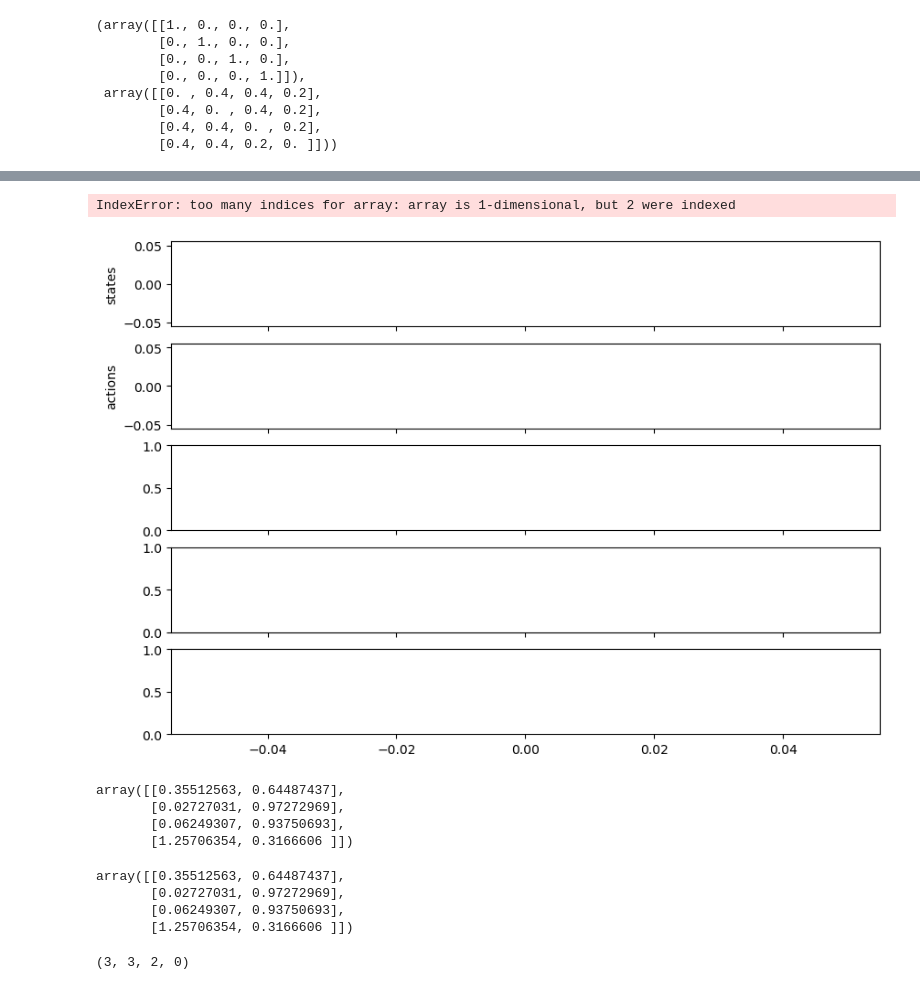
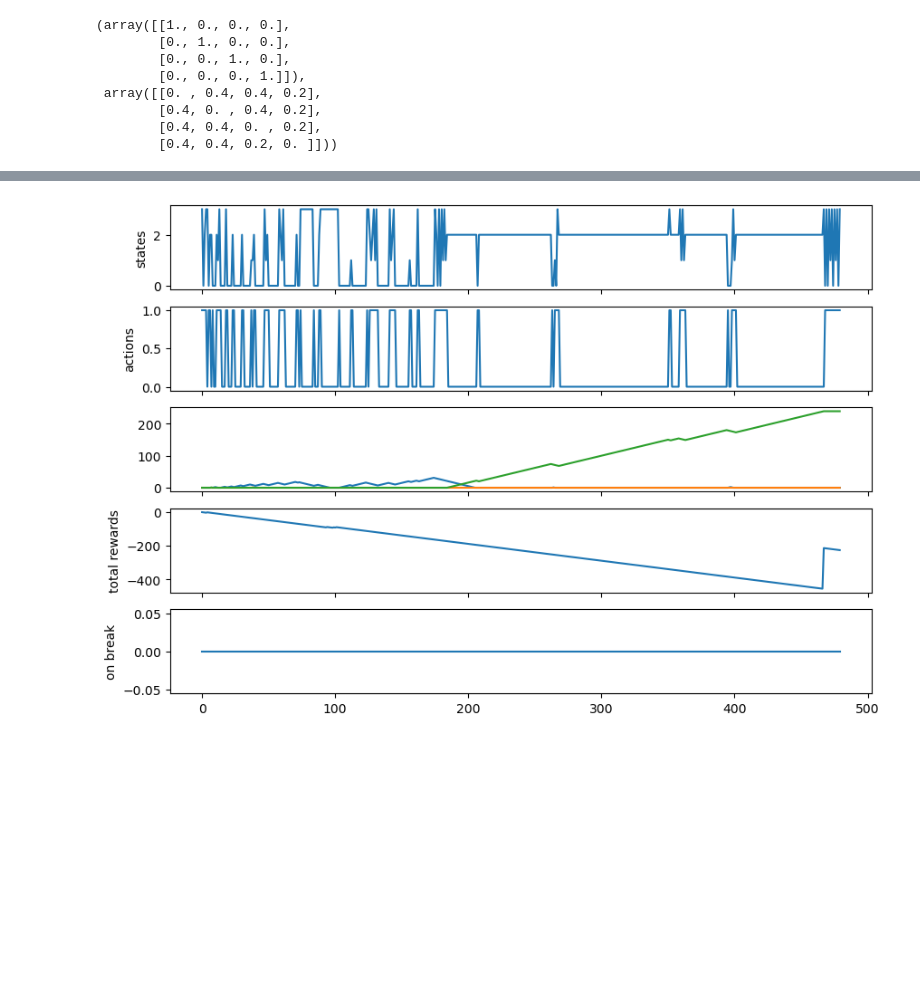
Before and after one commit to seemabaddam/cs6795-project, a Jupyter notebook: MDP test.ipynb, the cells around one changed output, grey strips where cells are left out. Cells and saved outputs as stored; diff of their text form; code cells hidden in the pictures; blank space fills up the shorter version.

```diff
--- a/MDP test.ipynb
+++ b/MDP test.ipynb
@@ -294,0 +385,11 @@ self = mdp
+# %%
+mdp = MDP(Reward,
+          Task_Timer,
+          transitions,
+          None,
+          Break=False,
+          Streaks=False)
+
+agent = Agent()
+EPISODES = 2
+test = Episodes(mdp, agent, EPISODES)
@@ -342,40 +451,21 @@ None
 # %%
 
 f, axs = plt.subplots(5,1, figsize=(10,7), sharex=True)
 
+ep = 0
 
-axs[0].plot(states)
+axs[0].plot(test.states[ep])
 axs[0].set_ylabel('states')
-axs[1].plot(actions)
+axs[1].plot(test.actions[ep])
 axs[1].set_ylabel('actions')
-axs[2].plot(np.array(prog)[:,:-1])
-axs[3].plot(np.cumsum(rewards))
+axs[2].plot(np.array(test.prog[ep])[:,:-1])
+axs[3].plot(np.cumsum(test.rewards[ep]))
 axs[3].set_ylabel('total rewards')
-axs[4].plot(on_break)
+axs[4].plot(test.on_break[ep])
 axs[4].set_ylabel('on break')
 
 # axs[3].set_yscale('log')
 
 plt.show()
 # %% [output]
-IndexError: too many indices for array: array is 1-dimensional, but 2 were indexed
-[figure, old version]
+[figure, new version]
-# %%
-#
-
-A = npr.randn(4, 2)
-
-
-Qp = A
-# Qp = np.exp(A)/np.exp(A).sum(1)[:,None] # softmax across rows
-
-
-A = npr.randn(4, 2)
-# Qn = np.exp(A)/np.exp(A).sum(1)[:,None]
-Qn = A
-Q
-# %% [output]
-array([[0.35512563, 0.64487437],
-       [0.02727031, 0.97272969],
-       [0.06249307, 0.93750693],
-       [1.25706354, 0.3166606 ]])
@@ -386,11 +471,0 @@ Q[s0, a] = Q[s0,a] + alpha *(r + gamma*np.max(Q[s1]) -  Q[s0,a])
-# %%
-Q
-# %% [output]
-array([[0.35512563, 0.64487437],
-       [0.02727031, 0.97272969],
-       [0.06249307, 0.93750693],
-       [1.25706354, 0.3166606 ]])
-# %%
-s0,s1, r, a
-# %% [output]
-(3, 3, 2, 0)
```
Also changed, not shown: parts of 10 cells of this notebook, 1 other file.
